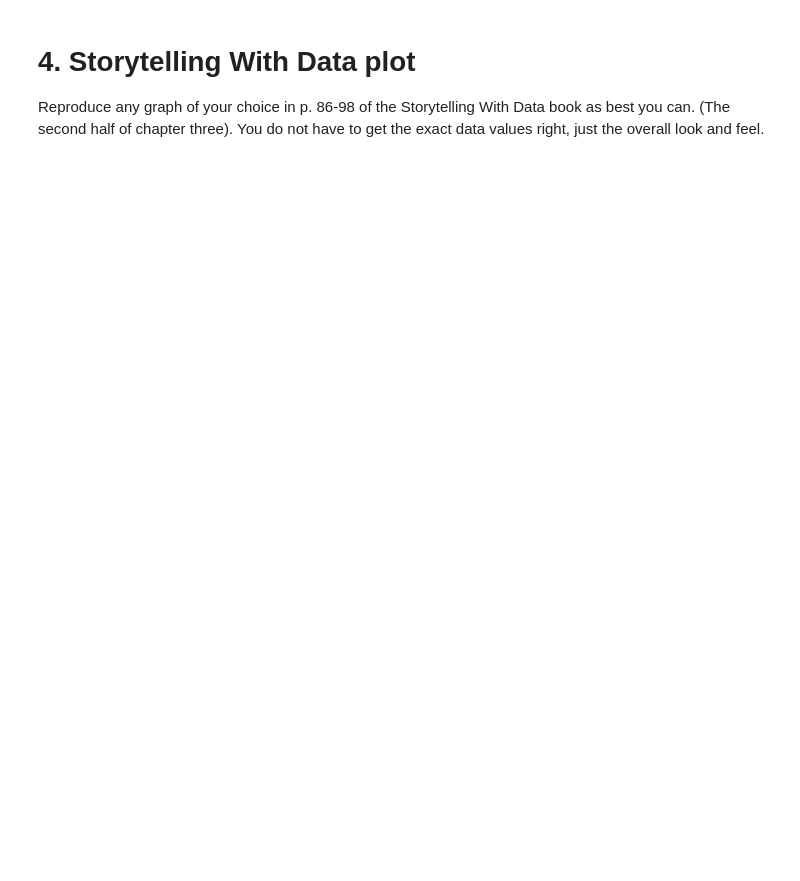
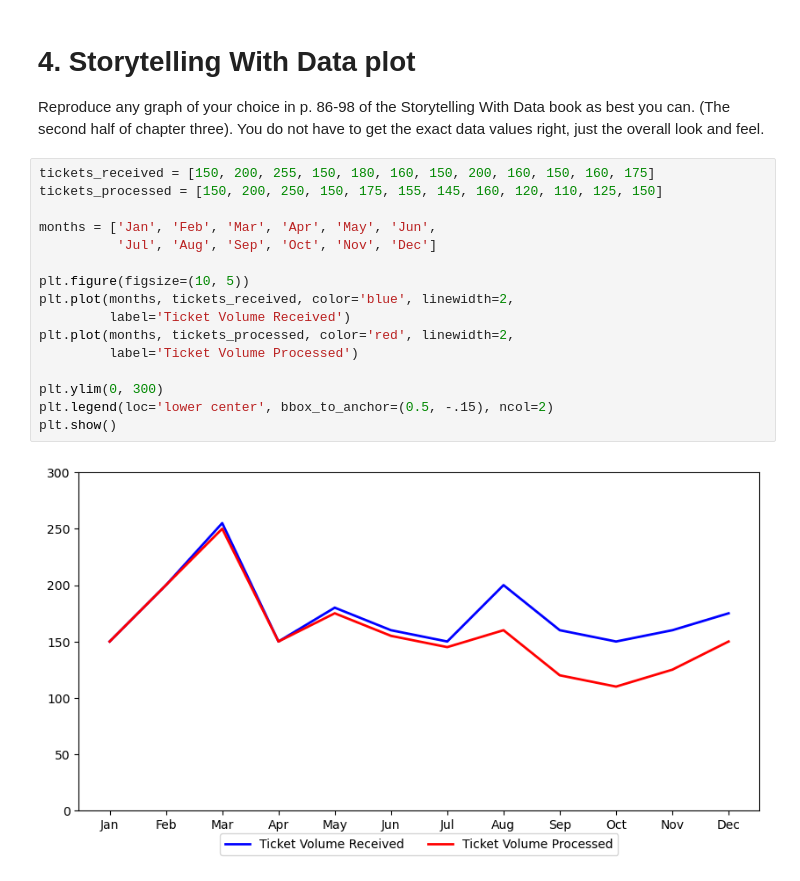
Before and after one commit to keshleem/dx699-summerai-homework6, a Jupyter notebook: OMDS-ModB2-Week6-Martin-Keshia-Lee.ipynb, the cells around one changed output. Drawn from its saved outputs; the diff is of its cells as text; blank space fills up the shorter version.

```diff
--- a/OMDS-ModB2-Week6-Martin-Keshia-Lee.ipynb
+++ b/OMDS-ModB2-Week6-Martin-Keshia-Lee.ipynb
@@ -273,3 +320,21 @@ Vote_Count        0.72       0.73      0.66 -0.01    0.31        1.00
 # 4. Storytelling With Data plot
 
 Reproduce any graph of your choice in p. 86-98 of the Storytelling With Data book as best you can.  (The second half of chapter three).  You do not have to get the exact data values right, just the overall look and feel.
+# %%
+tickets_received = [150, 200, 255, 150, 180, 160, 150, 200, 160, 150, 160, 175]
+tickets_processed = [150, 200, 250, 150, 175, 155, 145, 160, 120, 110, 125, 150]
+
+months = ['Jan', 'Feb', 'Mar', 'Apr', 'May', 'Jun',
+          'Jul', 'Aug', 'Sep', 'Oct', 'Nov', 'Dec']
+
+plt.figure(figsize=(10, 5))
+plt.plot(months, tickets_received, color='blue', linewidth=2,
+         label='Ticket Volume Received')
+plt.plot(months, tickets_processed, color='red', linewidth=2,
+         label='Ticket Volume Processed')
+
+plt.ylim(0, 300)
+plt.legend(loc='lower center', bbox_to_anchor=(0.5, -.15), ncol=2)
+plt.show()
+# %% [output]
+[figure, added]
```
Also changed, not shown: parts of 9 cells of this notebook.
